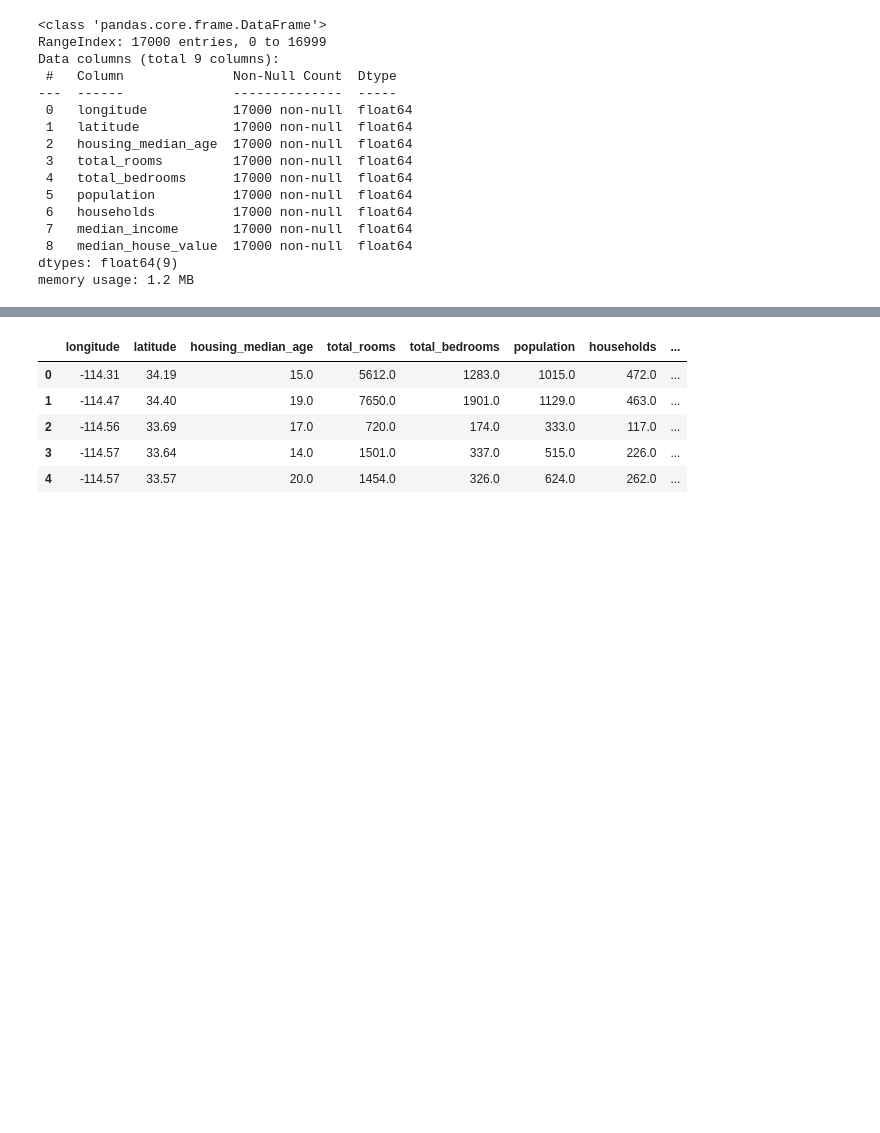
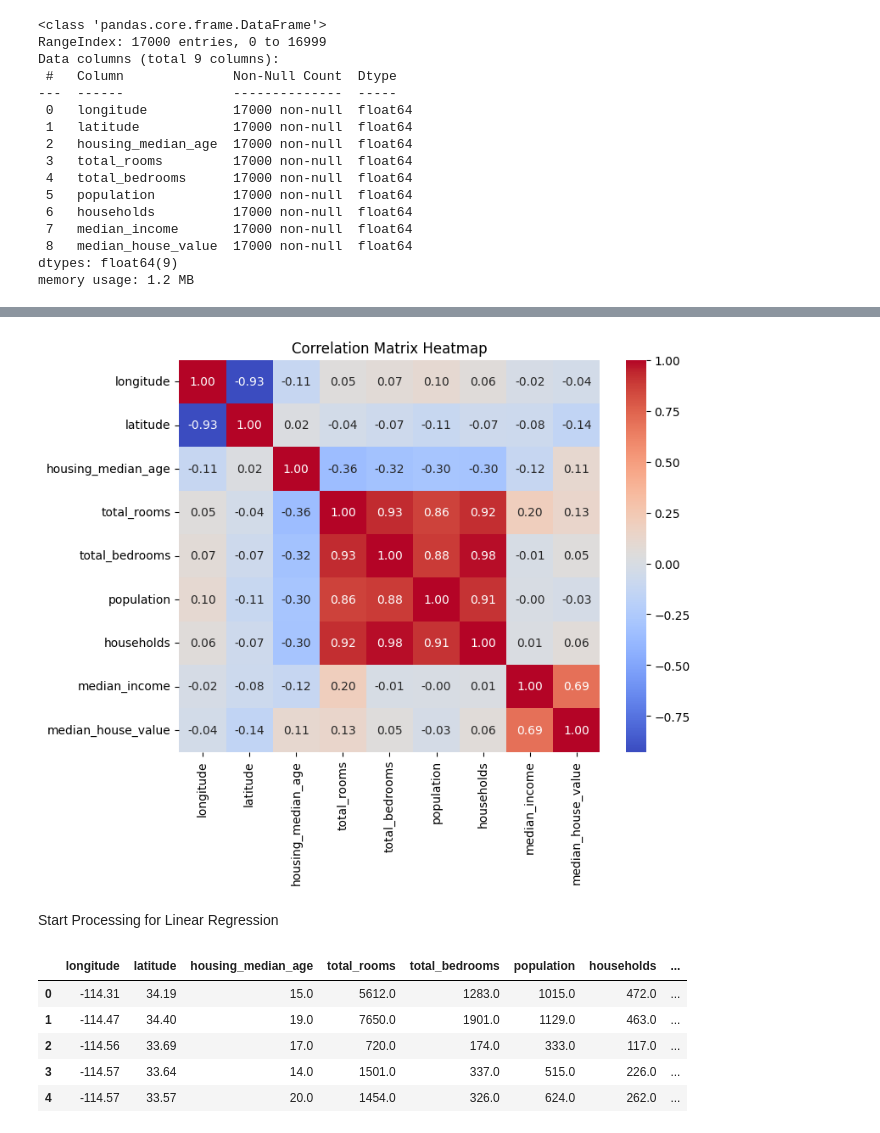
Before and after one commit to escher-bach/MachineLearningLab, a Jupyter notebook: Experiment2/CaliforniaHousing.ipynb, the cells around one changed output, grey strips where cells are left out. Cells and saved outputs as stored; diff of their text form; code cells hidden in the pictures; blank space fills up the shorter version.

```diff
--- a/Experiment2/CaliforniaHousing.ipynb
+++ b/Experiment2/CaliforniaHousing.ipynb
@@ -34 +83,12 @@ memory usage: 1.2 MB
+# %%
+# Compute and display the correlation matrix for numeric columns
+corr_matrix = df.corr()
+plt.figure(figsize=(8, 6))
+sns.heatmap(corr_matrix, annot=True, cmap='coolwarm', fmt=".2f")
+plt.title("Correlation Matrix Heatmap")
+plt.show()
+# %% [output]
+[figure, added]
+# %% [markdown]
+Start Processing for Linear Regression
 # %%
```
Also changed, not shown: parts of 46 cells of this notebook, 8 other files.
